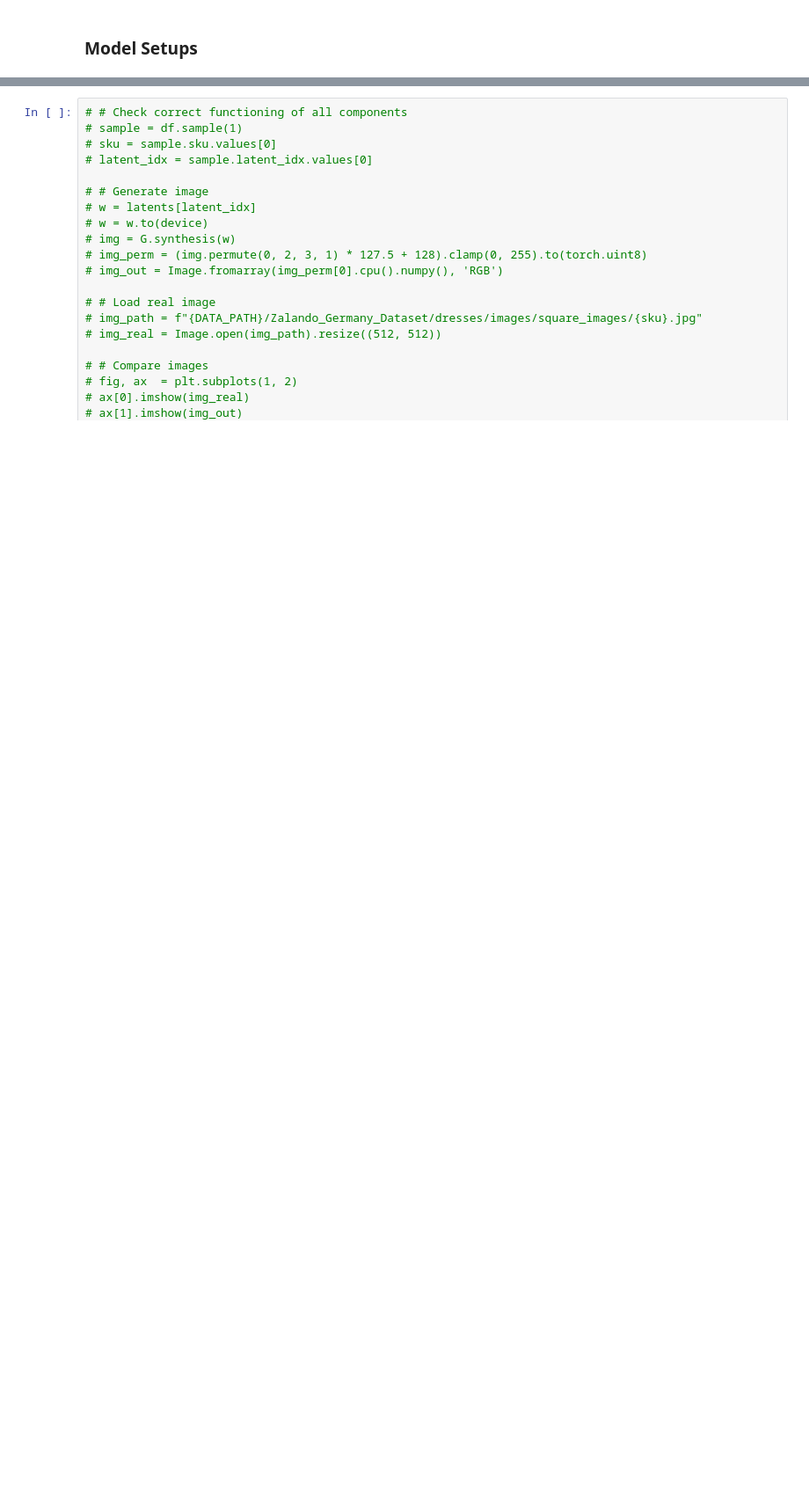
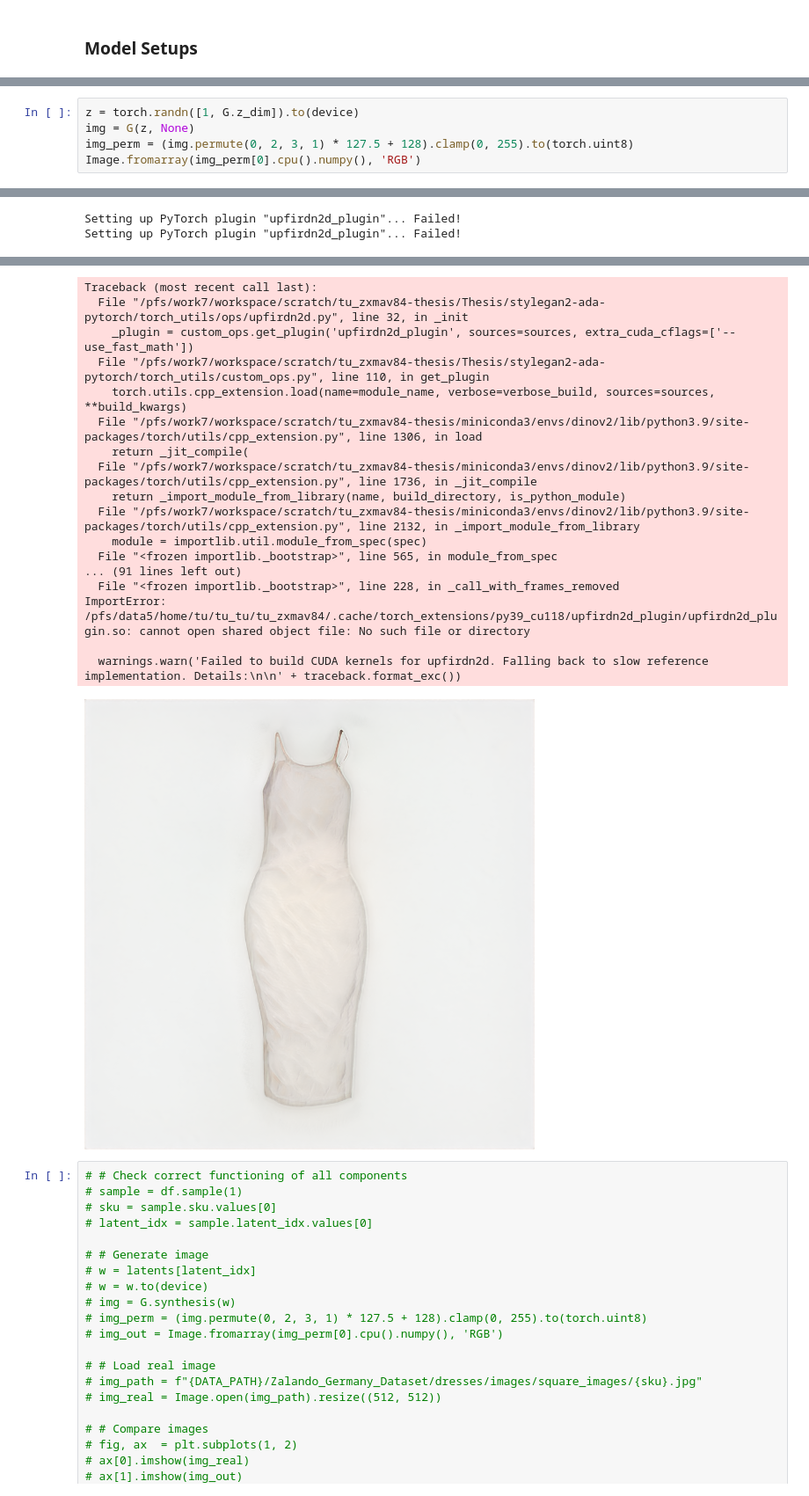
Before and after one commit to MGenschow/Thesis, a Jupyter notebook: 4_Assessor/Category_Assessor/DinoV2/4_Validation_on_Generated.ipynb, the cells around one changed output, grey strips where cells are left out. Shown: that part at 88% size. Saved outputs shown, nothing was run; the diff lists cells and outputs as text; blank space fills up the shorter version.

```diff
--- a/4_Assessor/Category_Assessor/DinoV2/4_Validation_on_Generated.ipynb
+++ b/4_Assessor/Category_Assessor/DinoV2/4_Validation_on_Generated.ipynb
@@ -57,0 +60,6 @@ classifier = load_classifier()
+# %%
+z = torch.randn([1, G.z_dim]).to(device)
+img = G(z, None)
+img_perm = (img.permute(0, 2, 3, 1) * 127.5 + 128).clamp(0, 255).to(torch.uint8)
+Image.fromarray(img_perm[0].cpu().numpy(), 'RGB')
+# %% [output]
@@ -57,0 +104,2 @@ classifier = load_classifier()
+Setting up PyTorch plugin "upfirdn2d_plugin"... Failed!
+Setting up PyTorch plugin "upfirdn2d_plugin"... Failed!
@@ -58,3 +129,21 @@ classifier = load_classifier()
+Traceback (most recent call last):
+  File "/pfs/work7/workspace/scratch/tu_zxmav84-thesis/Thesis/stylegan2-ada-pytorch/torch_utils/ops/upfirdn2d.py", line 32, in _init
+    _plugin = custom_ops.get_plugin('upfirdn2d_plugin', sources=sources, extra_cuda_cflags=['--use_fast_math'])
+  File "/pfs/work7/workspace/scratch/tu_zxmav84-thesis/Thesis/stylegan2-ada-pytorch/torch_utils/custom_ops.py", line 110, in get_plugin
+    torch.utils.cpp_extension.load(name=module_name, verbose=verbose_build, sources=sources, **build_kwargs)
+  File "/pfs/work7/workspace/scratch/tu_zxmav84-thesis/miniconda3/envs/dinov2/lib/python3.9/site-packages/torch/utils/cpp_extension.py", line 1306, in load
+    return _jit_compile(
+  File "/pfs/work7/workspace/scratch/tu_zxmav84-thesis/miniconda3/envs/dinov2/lib/python3.9/site-packages/torch/utils/cpp_extension.py", line 1736, in _jit_compile
+    return _import_module_from_library(name, build_directory, is_python_module)
+  File "/pfs/work7/workspace/scratch/tu_zxmav84-thesis/miniconda3/envs/dinov2/lib/python3.9/site-packages/torch/utils/cpp_extension.py", line 2132, in _import_module_from_library
+    module = importlib.util.module_from_spec(spec)
+  File "<frozen importlib._bootstrap>", line 565, in module_from_spec
+... (91 lines left out)
+  File "<frozen importlib._bootstrap>", line 228, in _call_with_frames_removed
+ImportError: /pfs/data5/home/tu/tu_tu/tu_zxmav84/.cache/torch_extensions/py39_cu118/upfirdn2d_plugin/upfirdn2d_plugin.so: cannot open shared object file: No such file or directory
+
+  warnings.warn('Failed to build CUDA kernels for upfirdn2d. Falling back to slow reference implementation. Details:\n\n' + traceback.format_exc())
+[figure, added]
 # %%
 # # Check correct functioning of all components
 # sample = df.sample(1)
```
Also changed, not shown: parts of 8 cells of this notebook.
